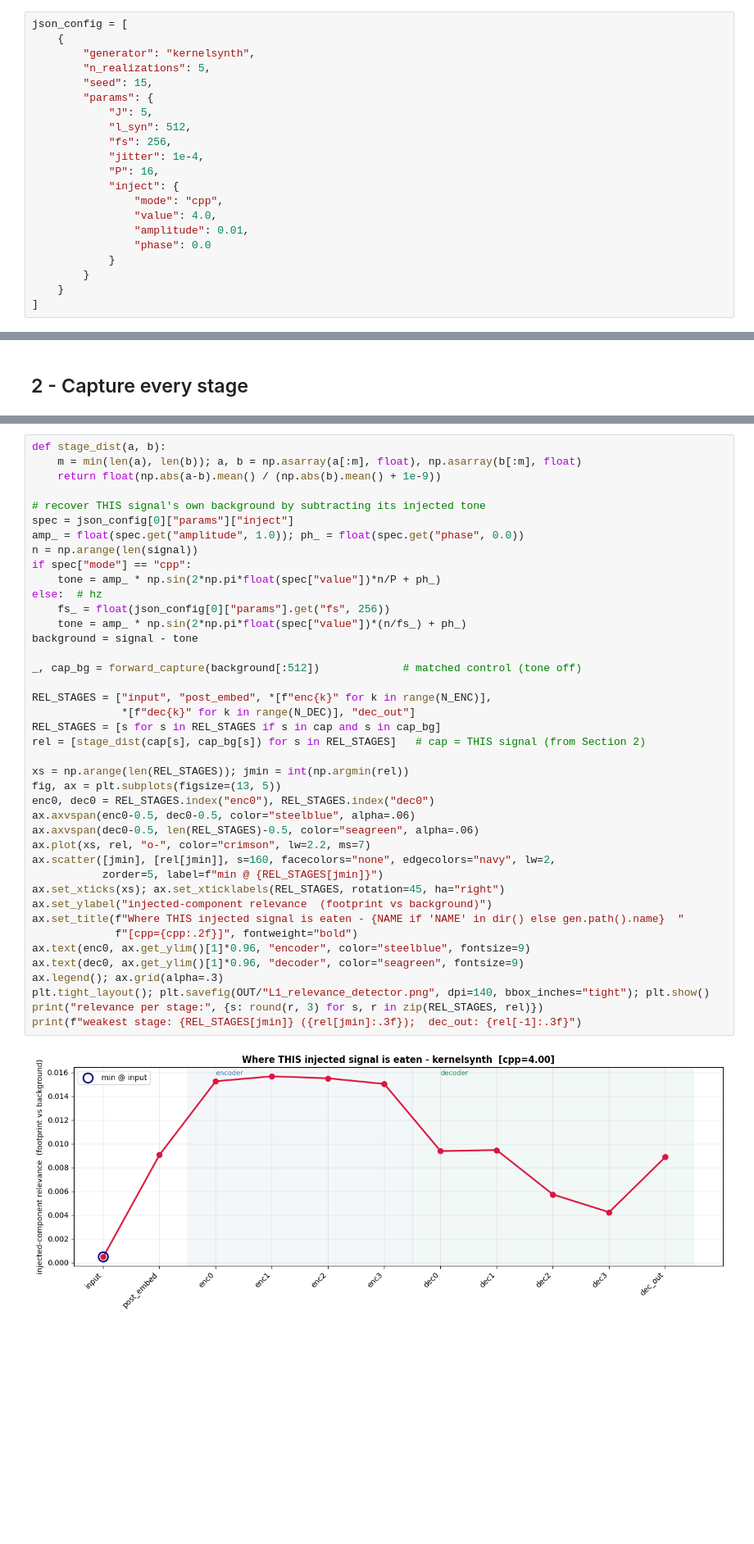
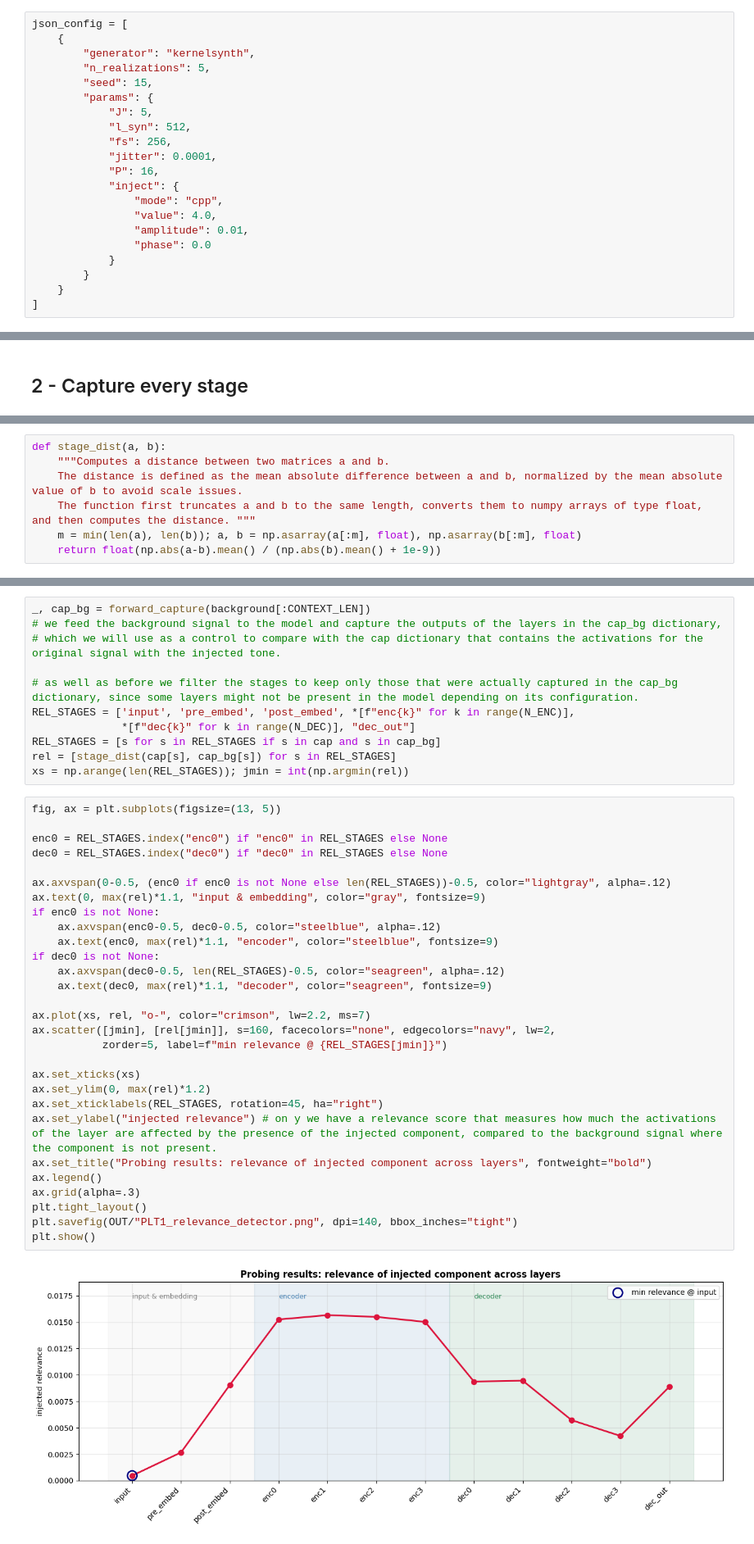
Before and after one commit to FedericoSabbadini/patchAliasing, a Jupyter notebook: chronos/models/chronosBolt_layer_probing.ipynb, the cells around one changed output, grey strips where cells are left out. Shown at 82% size. Saved outputs shown, nothing was run; the diff lists cells and outputs as text; blank space fills up the shorter version.

```diff
--- a/chronos/models/chronosBolt_layer_probing.ipynb
+++ b/chronos/models/chronosBolt_layer_probing.ipynb
@@ -60,7 +96,7 @@ json_config = [
             "J": 5,
             "l_syn": 512,
             "fs": 256,
-            "jitter": 1e-4,
+            "jitter": 0.0001,
             "P": 16,
             "inject": {
                 "mode": "cpp",
@@ -178,0 +296,7 @@ and its background alike, i.e. the injected component is being eaten there. No l
+# %%
+def stage_dist(a, b):
+    """Computes a distance between two matrices a and b.
+    The distance is defined as the mean absolute difference between a and b, normalized by the mean absolute value of b to avoid scale issues.
+    The function first truncates a and b to the same length, converts them to numpy arrays of type float, and then computes the distance. """
+    m = min(len(a), len(b)); a, b = np.asarray(a[:m], float), np.asarray(b[:m], float)
+    return float(np.abs(a-b).mean() / (np.abs(b).mean() + 1e-9))
@@ -179,43 +334,42 @@ and its background alike, i.e. the injected component is being eaten there. No l
+# %%
+_, cap_bg = forward_capture(background[:CONTEXT_LEN])
+# we feed the background signal to the model and capture the outputs of the layers in the cap_bg dictionary,
+# which we will use as a control to compare with the cap dictionary that contains the activations for the original signal with the injected tone.
+
+# as well as before we filter the stages to keep only those that were actually captured in the cap_bg dictionary, since some layers might not be present in the model depending on its configuration.
+REL_STAGES = ['input', 'pre_embed', 'post_embed', *[f"enc{k}" for k in range(N_ENC)],
+              *[f"dec{k}" for k in range(N_DEC)], "dec_out"]
+REL_STAGES = [s for s in REL_STAGES if s in cap and s in cap_bg]
+rel = [stage_dist(cap[s], cap_bg[s]) for s in REL_STAGES]
+xs = np.arange(len(REL_STAGES)); jmin = int(np.argmin(rel))
 # %%
-def stage_dist(a, b):
-    m = min(len(a), len(b)); a, b = np.asarray(a[:m], float), np.asarray(b[:m], float)
-    return float(np.abs(a-b).mean() / (np.abs(b).mean() + 1e-9))
+fig, ax = plt.subplots(figsize=(13, 5))
 
-# recover THIS signal's own background by subtracting its injected tone
-spec = json_config[0]["params"]["inject"]
-amp_ = float(spec.get("amplitude", 1.0)); ph_ = float(spec.get("phase", 0.0))
-n = np.arange(len(signal))
-if spec["mode"] == "cpp":
-    tone = amp_ * np.sin(2*np.pi*float(spec["value"])*n/P + ph_)
-else:  # hz
-    fs_ = float(json_config[0]["params"].get("fs", 256))
-    tone = amp_ * np.sin(2*np.pi*float(spec["value"])*(n/fs_) + ph_)
-background = signal - tone
+enc0 = REL_STAGES.index("enc0") if "enc0" in REL_STAGES else None
+dec0 = REL_STAGES.index("dec0") if "dec0" in REL_STAGES else None
 
-_, cap_bg = forward_capture(background[:512])             # matched control (tone off)
+ax.axvspan(0-0.5, (enc0 if enc0 is not None else len(REL_STAGES))-0.5, color="lightgray", alpha=.12)
+ax.text(0, max(rel)*1.1, "input & embedding", color="gray", fontsize=9)
+if enc0 is not None:
+    ax.axvspan(enc0-0.5, dec0-0.5, color="steelblue", alpha=.12)
+    ax.text(enc0, max(rel)*1.1, "encoder", color="steelblue", fontsize=9)
+if dec0 is not None:
+    ax.axvspan(dec0-0.5, len(REL_STAGES)-0.5, color="seagreen", alpha=.12)
+    ax.text(dec0, max(rel)*1.1, "decoder", color="seagreen", fontsize=9)
 
-REL_STAGES = ["input", "post_embed", *[f"enc{k}" for k in range(N_ENC)],
-              *[f"dec{k}" for k in range(N_DEC)], "dec_out"]
-REL_STAGES = [s for s in REL_STAGES if s in cap and s in cap_bg]
-rel = [stage_dist(cap[s], cap_bg[s]) for s in REL_STAGES]   # cap = THIS signal (from Section 2)
-
-xs = np.arange(len(REL_STAGES)); jmin = int(np.argmin(rel))
-fig, ax = plt.subplots(figsize=(13, 5))
-enc0, dec0 = REL_STAGES.index("enc0"), REL_STAGES.index("dec0")
-ax.axvspan(enc0-0.5, dec0-0.5, color="steelblue", alpha=.06)
-ax.axvspan(dec0-0.5, len(REL_STAGES)-0.5, color="seagreen", alpha=.06)
 ax.plot(xs, rel, "o-", color="crimson", lw=2.2, ms=7)
 ax.scatter([jmin], [rel[jmin]], s=160, facecolors="none", edgecolors="navy", lw=2,
-           zorder=5, label=f"min @ {REL_STAGES[jmin]}")
-ax.set_xticks(xs); ax.set_xticklabels(REL_STAGES, rotation=45, ha="right")
-ax.set_ylabel("injected-component relevance  (footprint vs background)")
-ax.set_title(f"Where THIS injected signal is eaten - {NAME if 'NAME' in dir() else gen.path().name}  "
-             f"[cpp={cpp:.2f}]", fontweight="bold")
-ax.text(enc0, ax.get_ylim()[1]*0.96, "encoder", color="steelblue", fontsize=9)
-ax.text(dec0, ax.get_ylim()[1]*0.96, "decoder", color="seagreen", fontsize=9)
-ax.legend(); ax.grid(alpha=.3)
-plt.tight_layout(); plt.savefig(OUT/"L1_relevance_detector.png", dpi=140, bbox_inches="tight"); plt.show()
-print("relevance per stage:", {s: round(r, 3) for s, r in zip(REL_STAGES, rel)})
-print(f"weakest stage: {REL_STAGES[jmin]} ({rel[jmin]:.3f});  dec_out: {rel[-1]:.3f}")
+           zorder=5, label=f"min relevance @ {REL_STAGES[jmin]}")
+
+ax.set_xticks(xs)
+ax.set_ylim(0, max(rel)*1.2)
+ax.set_xticklabels(REL_STAGES, rotation=45, ha="right")
+ax.set_ylabel("injected relevance") # on y we have a relevance score that measures how much the activations of the layer are affected by the presence of the injected component, compared to the background signal where the component is not present.
+ax.set_title("Probing results: relevance of injected component across layers", fontweight="bold")
+ax.legend()
+ax.grid(alpha=.3)
+plt.tight_layout()
+plt.savefig(OUT/"PLT1_relevance_detector.png", dpi=140, bbox_inches="tight")
+plt.show()
 # %% [output]
-[figure, old version]
+[figure, new version]
```
Also changed, not shown: parts of 37 cells of this notebook, 57 other files.
